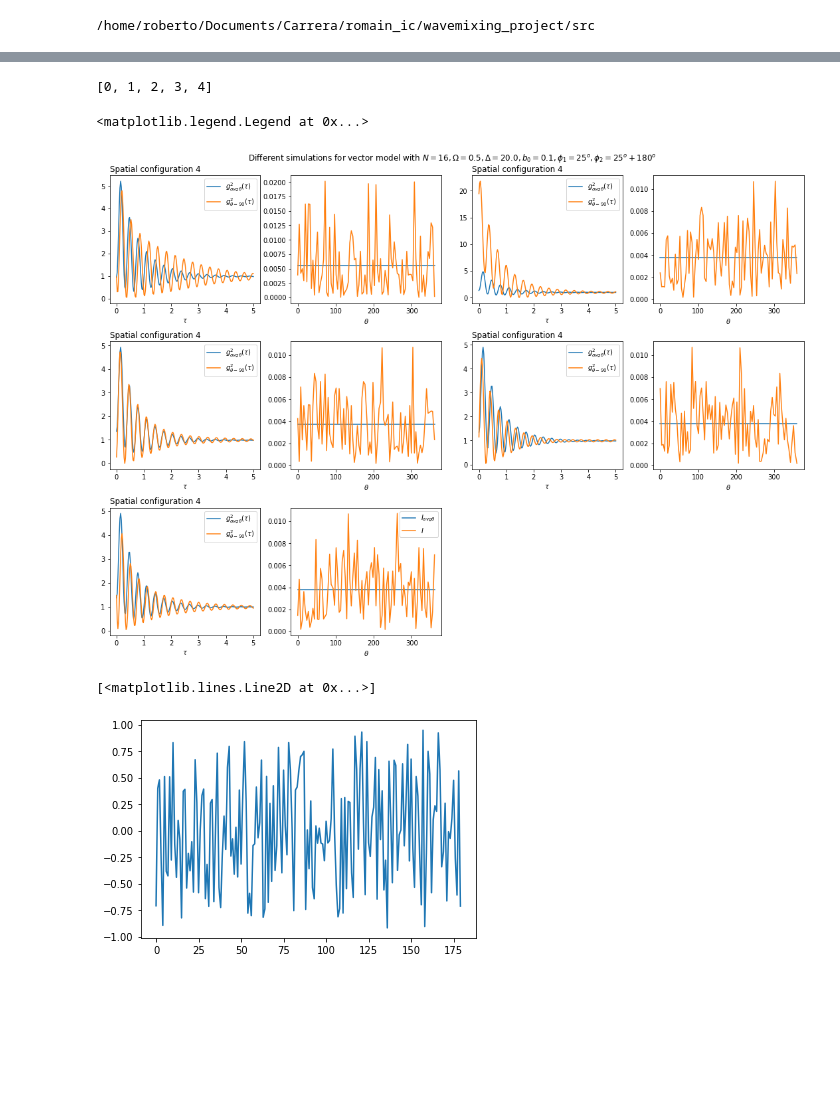
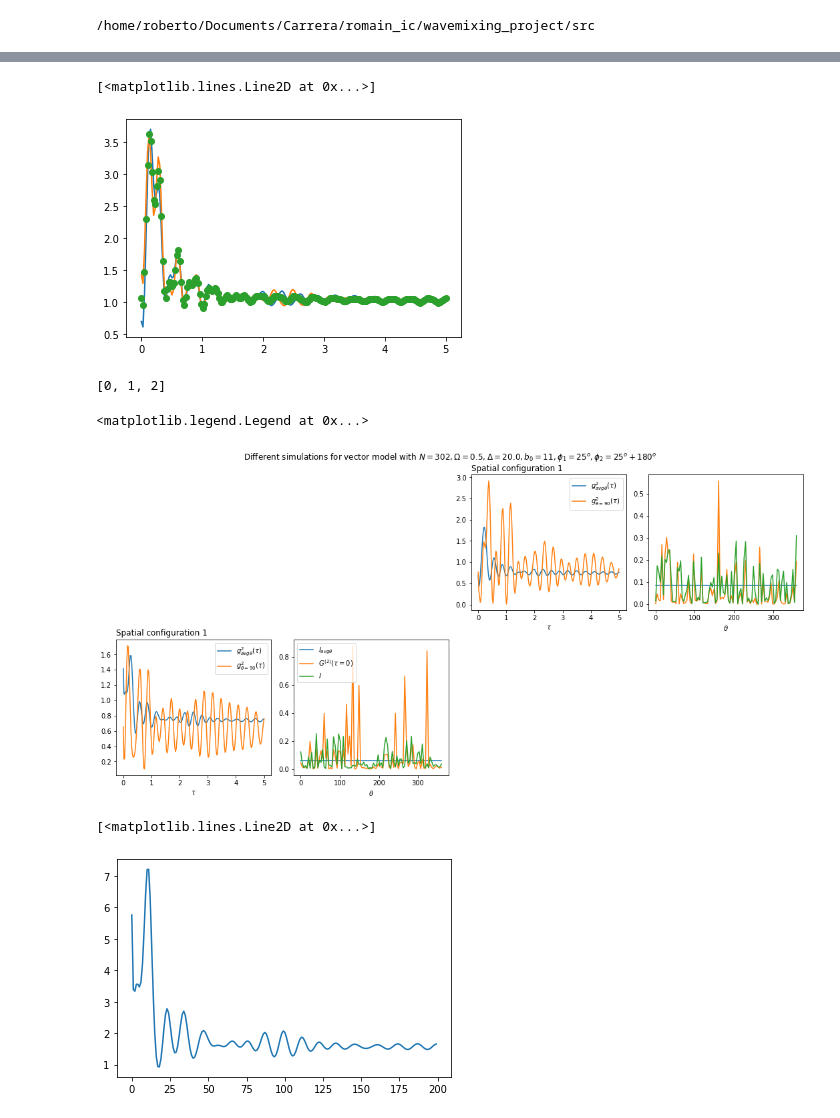
Before and after one commit to rupof/wavemixing_project, a Jupyter notebook: src/benchmarking/testing_g2_theta_implementation_with_MC_dynamics.ipynb, the cells around one changed output, grey strips where cells are left out. Cells and saved outputs as stored; diff of their text form; code cells hidden in the pictures; blank space fills up the shorter version.

Commit message:
Plots for g2 MC

```diff
--- a/src/benchmarking/testing_g2_theta_implementation_with_MC_dynamics.ipynb
+++ b/src/benchmarking/testing_g2_theta_implementation_with_MC_dynamics.ipynb
@@ -14,10 +30,10 @@ SyntaxError: invalid syntax (<ipython-input-130-963c0b8f94d6>, line 1)
 # %%
-b0_input = 0.1
-N = 16
+b0_input = 11
+N = 302
 Omega = 0.5
 Delta = 20.0
 DefaultInfo = f"N{N}_Omega{Omega}_Delta{Delta}_"
-description = f"b0_{b0_input}_V_Int_On_testing_steady_state_foda_avg"
+description = f"b0_{b0_input}_V_Int_On_full_sh_implementation_avg"
 #descriptionOff = f"b0_{b0_input}_S_Int_Off_fixed__"
 results_path = "../results/"
 defaultangle = "25_"
@@ -27,10 +43,10 @@ geometric = True
 
 
 phis = np.float32(np.int32(np.linspace(0,360, 90)))
-n_experiments = 5
+n_experiments = 2+1
 # %%
 experiments = np.zeros([n_experiments, len(phis)], dtype = "object")
-for i in range(len(experiments)):
+for i in range(1,len(experiments)):
     label_folder = results_path+DefaultInfo+description+   rho_ss_parameter + "/"
     paths_array_containing_theta_files = get_array_of_runs_dat_files(label_folder)#all runs for a given phi
     paths_array = [run_name for run_name in paths_array_containing_theta_files if "theta"  in run_name and f"run{i}" in run_name ]
@@ -46,3 +119,10 @@ for i in range(len(experiments)):
+# %%
+for i in range(len(g2_phi_avg_all_configurations)):
+    plt.plot(taulist, g2_phi_avg_all_configurations[i] )
+plt.plot(taulist, np.average(g2_phi_avg_all_configurations, axis = 0), "o")
+# %% [output]
+[<matplotlib.lines.Line2D at 0x...>]
+[figure, added]
 # %%
 exp_list = [i for i in range(n_experiments)]
 print(exp_list)
@@ -56,50 +136,58 @@ g2_in_plane_all_configurations = []
 
 
 
-for j in range(len(exp_list)):
+for j in range(1,len(exp_list)):
+    #G2_MonteCarlo, G2_MonteCarlo_single_excitation = experiments[exp_num][i][0],  experiments[exp_num][i][1]
+    #G2_MonteCarlo_same_direction, G2_MonteCarlo_single_excitation_same_direction = experiments[exp_num][i][2], experiments[exp_num][i][3]
+    #I_MonteCarlo, I_MonteCarlo_single_excitation = experiments[exp_num][i][4], experiments[exp_num][i][5]
+    #I_MonteCarlo_same_direction, I_MonteCarlo_single_excitation_same_direction = experiments[exp_num][i][6], experiments[exp_num][i][7]
+    #taulist = experiments[exp_num][i][8]
+
+
     try:
         exp_num = j #exp_list[j]
         #i = exp_num
     except:
         break
 
 
-    G2_phi_avg = np.average([experiments[exp_num][i][0] for i in range(len(phis))], axis = 0)
-    I_phi_avg = np.average(np.array([experiments[exp_num][i][2] for i in range(len(phis))]))
+    G2_phi_avg = np.average([experiments[exp_num][i][1] for i in range(len(phis))], axis = 0)
+    I_phi_avg = np.average(np.array([experiments[exp_num][i][5] for i in range(len(phis))]))
     g2_phi_avg  = G2_phi_avg/I_phi_avg
     g2_phi_avg_all_configurations.append(g2_phi_avg)
 
-    g2_in_plane_all_configurations.append(np.array(experiments[exp_num][11][0])/experiments[exp_num][11][2])
+    g2_in_plane_all_configurations.append(np.array(experiments[exp_num][11][1])/experiments[exp_num][11][5])
 
-    taulist = experiments[exp_num][0][4]
+    taulist = experiments[exp_num][0][8]
 
 
     plt.subplot(4, 4, pares[j][0])
     #plt.ylim(0,3)
 
     plt.title(f"Spatial configuration {i}", loc = "left")
 
     plt.plot(taulist, g2_phi_avg, label = r"$g^{2}_{avg \theta}(\tau)$")
-    plt.plot(taulist, np.array(experiments[exp_num][11][0])/experiments[exp_num][11][2], label = r"$g^{2}_{\theta = 90}(\tau)$" )
+    plt.plot(taulist, np.array(experiments[exp_num][11][1])/experiments[exp_num][11][5], label = r"$g^{2}_{\theta = 90}(\tau)$" )
     plt.xlabel(r"$\tau$")
     plt.legend()
 
     plt.subplot(4, 4, pares[j][1])
-    plt.plot(phis,np.ones([len(phis)])*np.average(np.array([experiments[exp_num][i][2] for i in range(len(phis))])), label = r"$ I_{avg \theta}$" )
-    #plt.plot(phis,[experiments[exp_num][i][0][0] for i in range(len(phis))], label = r"$ G^{(2)}(\tau = 0) $")
-    plt.plot(phis,[experiments[exp_num][i][2] for i in range(len(phis))], label = r"$ I $")
+    plt.plot(phis,np.ones([len(phis)])*np.average(np.array([experiments[exp_num][i][5] for i in range(len(phis))])), label = r"$ I_{avg \theta}$" )
+    plt.plot(phis,[experiments[exp_num][i][1][0] for i in range(len(phis))], label = r"$ G^{(2)}(\tau = 0) $")
+    plt.plot(phis,[experiments[exp_num][i][5] for i in range(len(phis))], label = r"$ I $")
     plt.xlabel(r"$\theta$")
 
 plt.tight_layout()
 plt.legend()
 # %% [output]
-[0, 1, 2, 3, 4]
+[0, 1, 2]
 <matplotlib.legend.Legend at 0x...>
-[figure, old version]
+[figure, new version]
-# %%
-plt.plot(phis[:180],[(experiments[exp_num][i][0][0]-experiments[exp_num][i+180][0][0])/(experiments[exp_num][i][0][0]+experiments[exp_num][i+180][0][0]) for i in range(0,180, 1)], label = r"$ G^{(2)}(\tau = 0) $")
-
-#plt.plot(phis,[experiments[exp_num][i][2] for i in range(len(phis))], label = r"$ I $")
-# %% [output]
-[<matplotlib.lines.Line2D at 0x...>]
-[figure, removed]
+# %%
+G2_11_phi_avg = np.average([experiments[exp_num][i][3] for i in range(len(phis))], axis = 0)
+I_11_phi_avg = np.average(np.array([experiments[exp_num][i][5] for i in range(len(phis))]))
+
+plt.plot(cauchy_schwarz_from_g12_and_g22(g2_phi_avg,G2_11_phi_avg/I_11_phi_avg))
+# %% [output]
+[<matplotlib.lines.Line2D at 0x...>]
+[figure, added]
```
Also changed, not shown: parts of 6 cells of this notebook, 1 other file.
